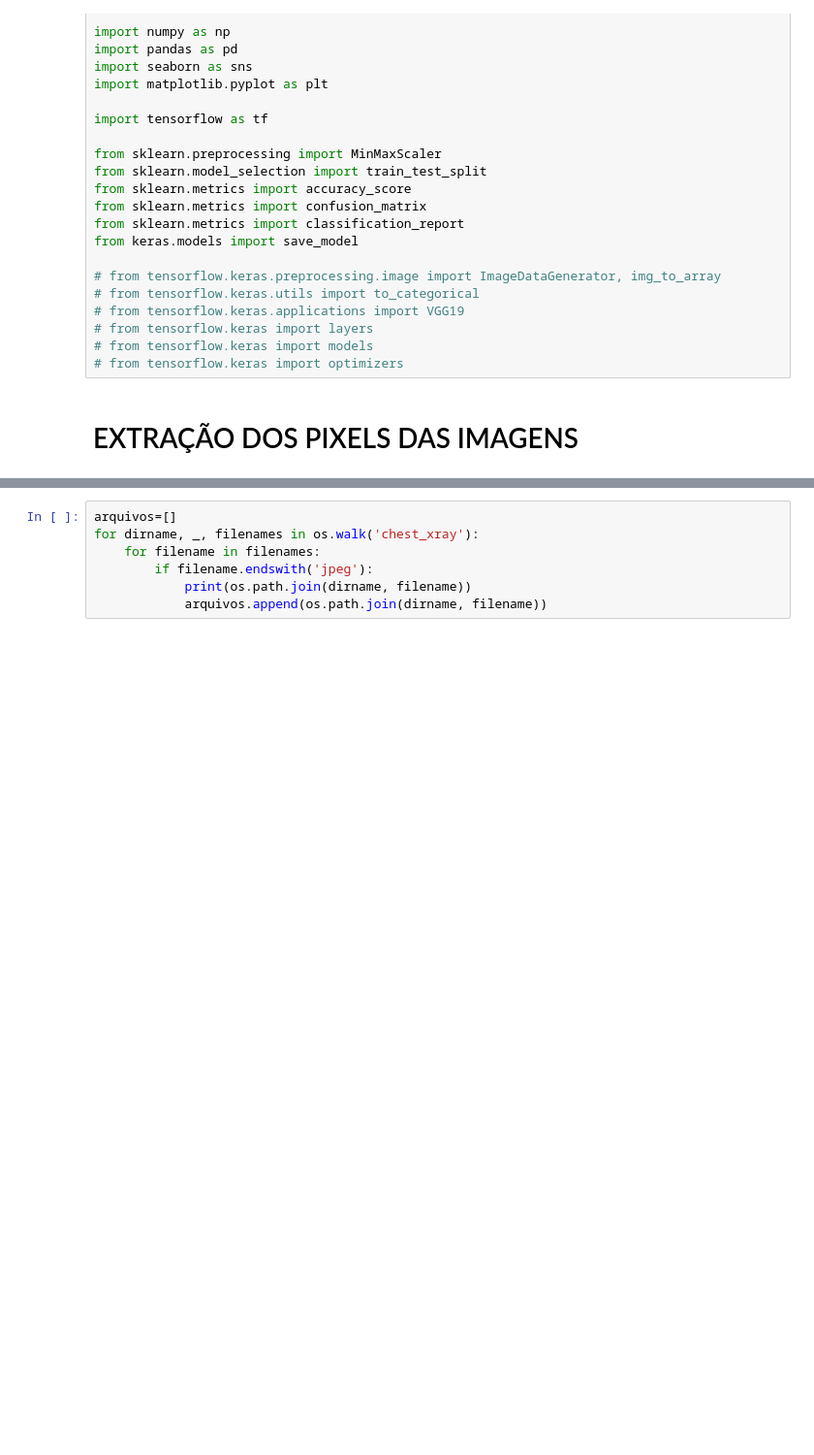
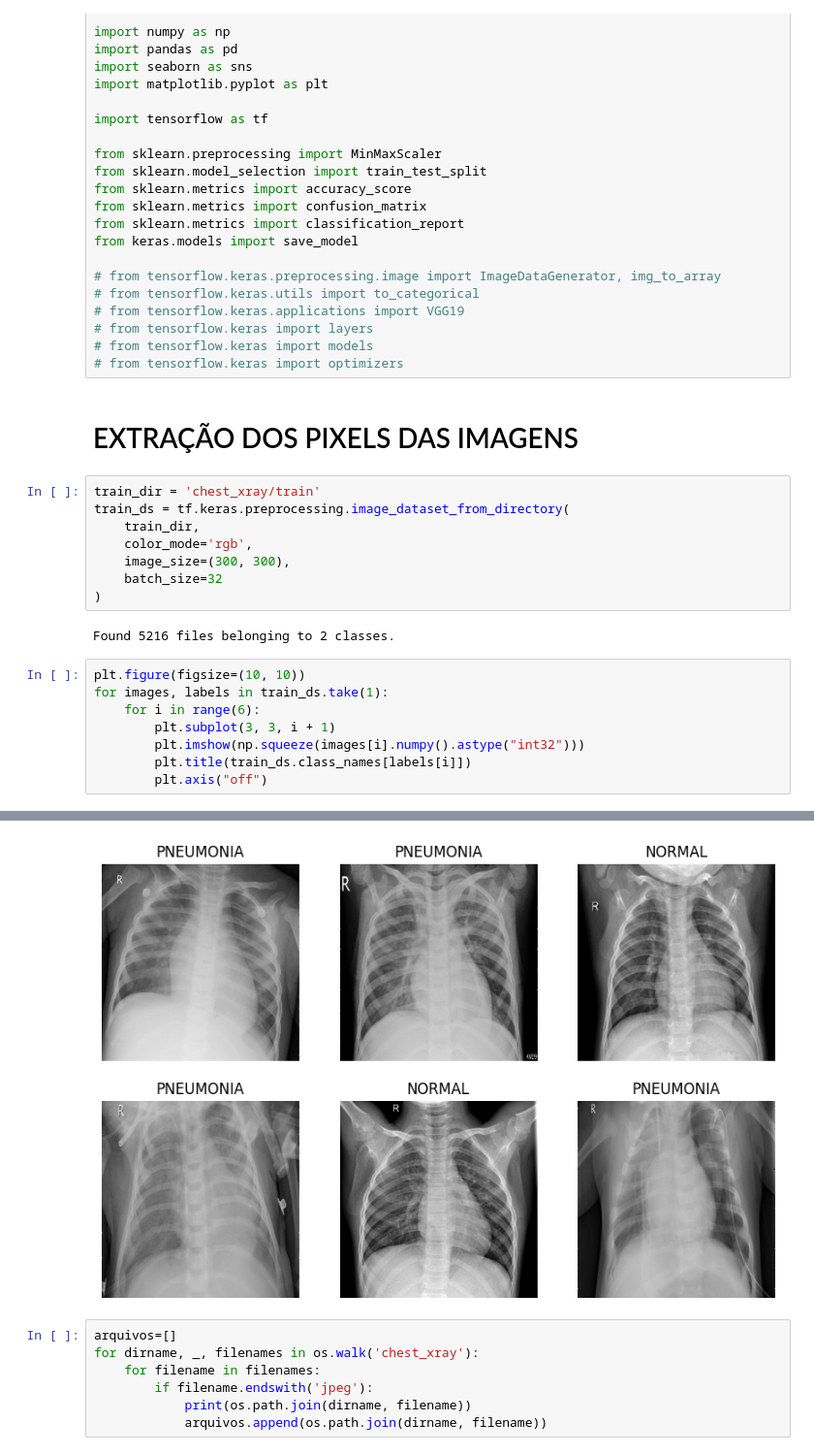
Before and after one commit to dvbarbato/projeto_xray, a Jupyter notebook: classificador.ipynb, the cells around one changed output, grey strips where cells are left out. Shown: that part at 97% size. Cells and saved outputs as stored; diff of their text form; blank space fills up the shorter version.

Commit message:
add imagens e introducao

```diff
--- a/classificador.ipynb
+++ b/classificador.ipynb
@@ -26,3 +45,22 @@ from keras.models import save_model
 # from tensorflow.keras import optimizers
 # %% [markdown]
 # EXTRAÇÃO DOS PIXELS DAS IMAGENS
+# %%
+train_dir = 'chest_xray/train'
+train_ds = tf.keras.preprocessing.image_dataset_from_directory(
+    train_dir,
+    color_mode='rgb',
+    image_size=(300, 300),
+    batch_size=32
+)
+# %% [output]
+Found 5216 files belonging to 2 classes.
+# %%
+plt.figure(figsize=(10, 10))
+for images, labels in train_ds.take(1):
+    for i in range(6):
+        plt.subplot(3, 3, i + 1)
+        plt.imshow(np.squeeze(images[i].numpy().astype("int32")))
+        plt.title(train_ds.class_names[labels[i]])
+        plt.axis("off")
+# %% [output]
@@ -29,3 +71,4 @@ from keras.models import save_model
+[figure, added]
 # %%
 arquivos=[]
 for dirname, _, filenames in os.walk('chest_xray'):
```
Also changed, not shown: parts of 8 cells of this notebook.
